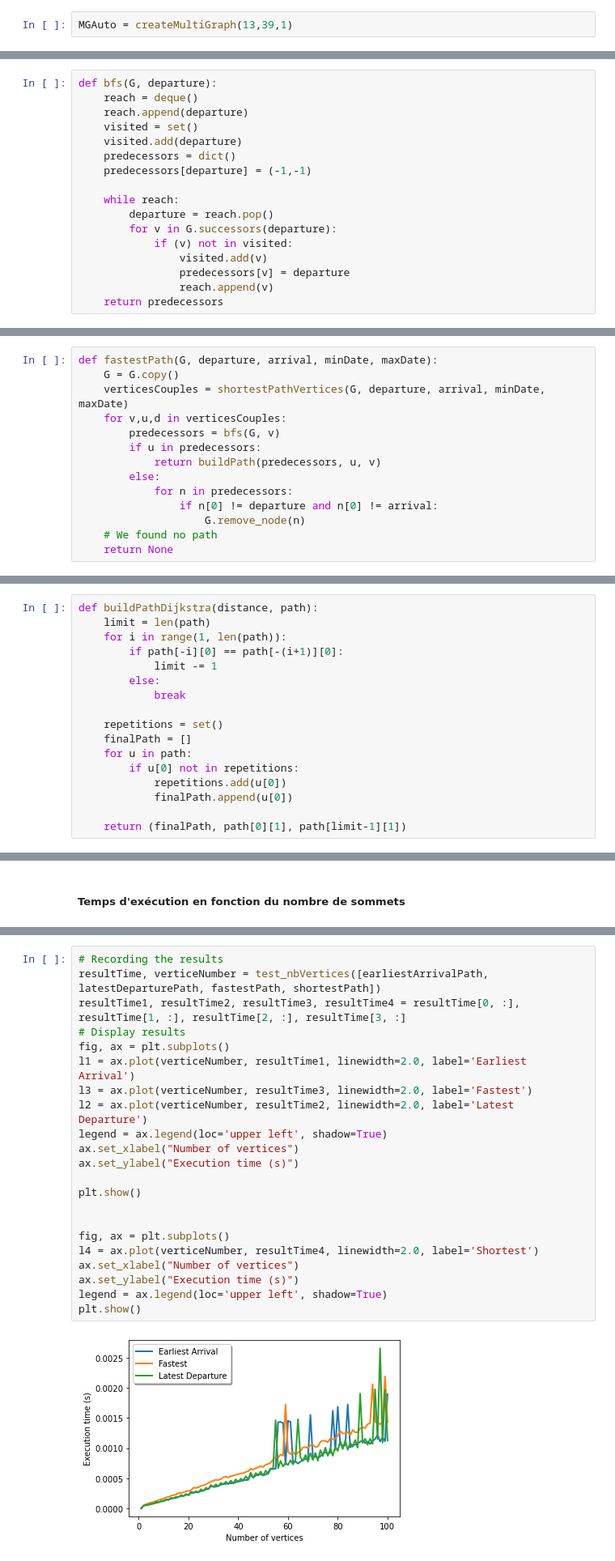
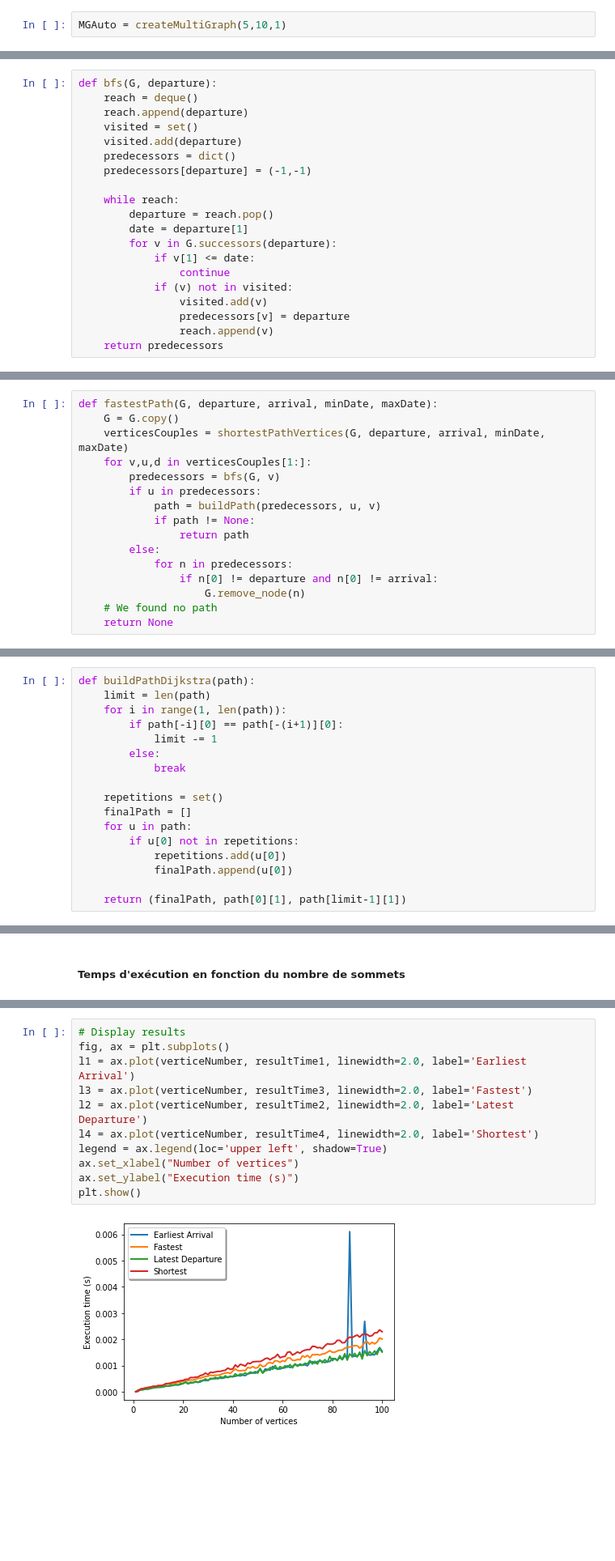
Before and after one commit to MdeCastelbajac/MOGPL, a Jupyter notebook: MOGPL.ipynb, the cells around one changed output, grey strips where cells are left out. Shown: that part at 81% size. Saved outputs shown, nothing was run; the diff lists cells and outputs as text; blank space fills up the shorter version.

```diff
--- a/MOGPL.ipynb
+++ b/MOGPL.ipynb
@@ -106,7 +115,7 @@ def createMultiGraph(vertexNumber, edgeNumber, duration):
         startDate += 1
     return G
 # %%
-MGAuto = createMultiGraph(13,39,1)
+MGAuto = createMultiGraph(5,10,1)
 # %%
 for v in MGAuto.nodes:
     print(v)
@@ -262,7 +269,10 @@ def bfs(G, departure):
 
     while reach:
         departure = reach.pop()
+        date = departure[1]
         for v in G.successors(departure):
+            if v[1] <= date:
+                continue
             if (v) not in visited:
                 visited.add(v)
                 predecessors[v] = departure
@@ -343,10 +355,12 @@ def shortestPathVertices(G, departure, arrival, minDate, maxDate):
 def fastestPath(G, departure, arrival, minDate, maxDate):
     G = G.copy()
     verticesCouples = shortestPathVertices(G, departure, arrival, minDate, maxDate)
-    for v,u,d in verticesCouples:
+    for v,u,d in verticesCouples[1:]:
         predecessors = bfs(G, v)
         if u in predecessors:
-            return buildPath(predecessors, u, v)
+            path = buildPath(predecessors, u, v)
+            if path != None:
+                return path
         else:
             for n in predecessors:
                 if n[0] != departure and n[0] != arrival:
@@ -365,7 +379,7 @@ print(fastestPath(G,'a','a',1,10))
 ### IV Plus court chemin
 *On utilise Dijkstra*
 # %%
-def buildPathDijkstra(distance, path):
+def buildPathDijkstra(path):
     limit = len(path)
     for i in range(1, len(path)):
         if path[-i][0] == path[-(i+1)][0]:
@@ -487,24 +520,13 @@ def test_nbVertices(list_algos, duration=1, repeat=50, max_nb_vertices=100, minD
 # %%
-# Recording the results
-resultTime, verticeNumber = test_nbVertices([earliestArrivalPath, latestDeparturePath, fastestPath, shortestPath])
-resultTime1, resultTime2, resultTime3, resultTime4 = resultTime[0, :], resultTime[1, :], resultTime[2, :], resultTime[3, :]
 # Display results
 fig, ax = plt.subplots()
 l1 = ax.plot(verticeNumber, resultTime1, linewidth=2.0, label='Earliest Arrival')
 l3 = ax.plot(verticeNumber, resultTime3, linewidth=2.0, label='Fastest')
 l2 = ax.plot(verticeNumber, resultTime2, linewidth=2.0, label='Latest Departure')
+l4 = ax.plot(verticeNumber, resultTime4, linewidth=2.0, label='Shortest')
 legend = ax.legend(loc='upper left', shadow=True)
 ax.set_xlabel("Number of vertices")
 ax.set_ylabel("Execution time (s)")
-
 plt.show()
-
-
-fig, ax = plt.subplots()
-l4 = ax.plot(verticeNumber, resultTime4, linewidth=2.0, label='Shortest')
-ax.set_xlabel("Number of vertices")
-ax.set_ylabel("Execution time (s)")
-legend = ax.legend(loc='upper left', shadow=True)
-plt.show()
 # %% [output]
-[figure, old version]
+[figure, new version]
```
Also changed, not shown: parts of 31 cells of this notebook.
